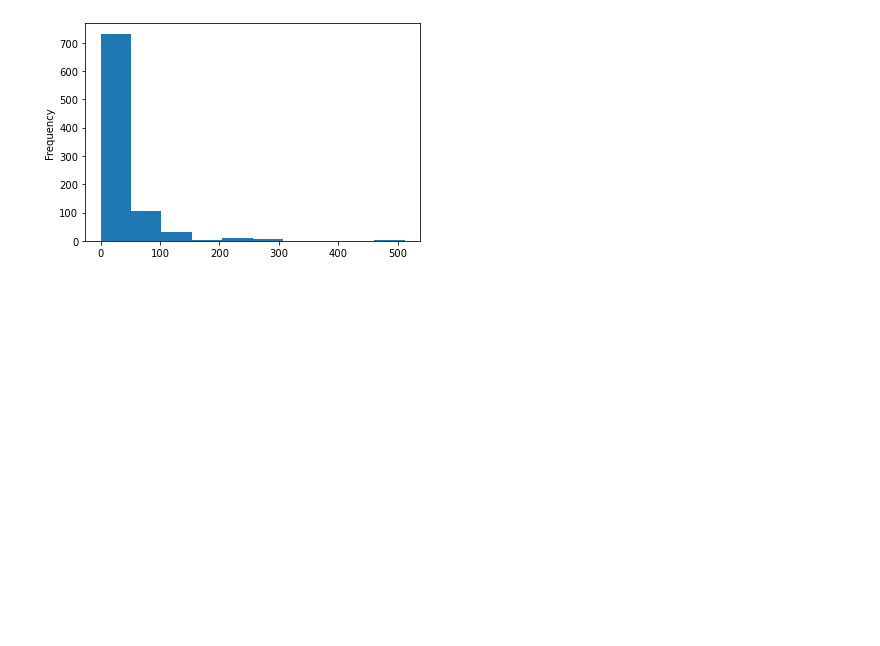
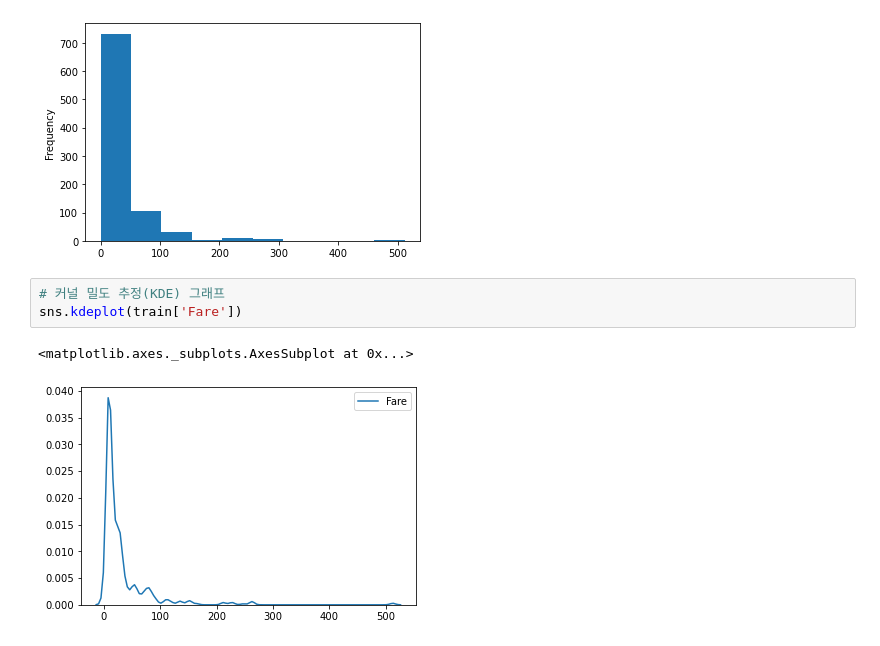
Before and after one commit to OHGYEONGMIN/OH_SHMRD, a Jupyter notebook: 머신러닝(스그)/ex04 타이타닉 생존자,사망자 예측분석(Baseline Model 만들기).ipynb, the cells around one changed output. Saved outputs shown, nothing was run; the diff lists cells and outputs as text; blank space fills up the shorter version.

```diff
--- a/머신러닝(스그)/ex04 타이타닉 생존자,사망자 예측분석(Baseline Model 만들기).ipynb
+++ b/머신러닝(스그)/ex04 타이타닉 생존자,사망자 예측분석(Baseline Model 만들기).ipynb
@@ -171,3 +171,9 @@ train['Fare'].plot(kind = 'hist')
 # %% [output]
 <matplotlib.axes._subplots.AxesSubplot at 0x...>
 [figure]
+# %%
+# 커널 밀도 추정(KDE) 그래프
+sns.kdeplot(train['Fare'])
+# %% [output]
+<matplotlib.axes._subplots.AxesSubplot at 0x...>
+[figure, added]
```
Also changed, not shown: parts of 47 cells of this notebook, 10 other files.
